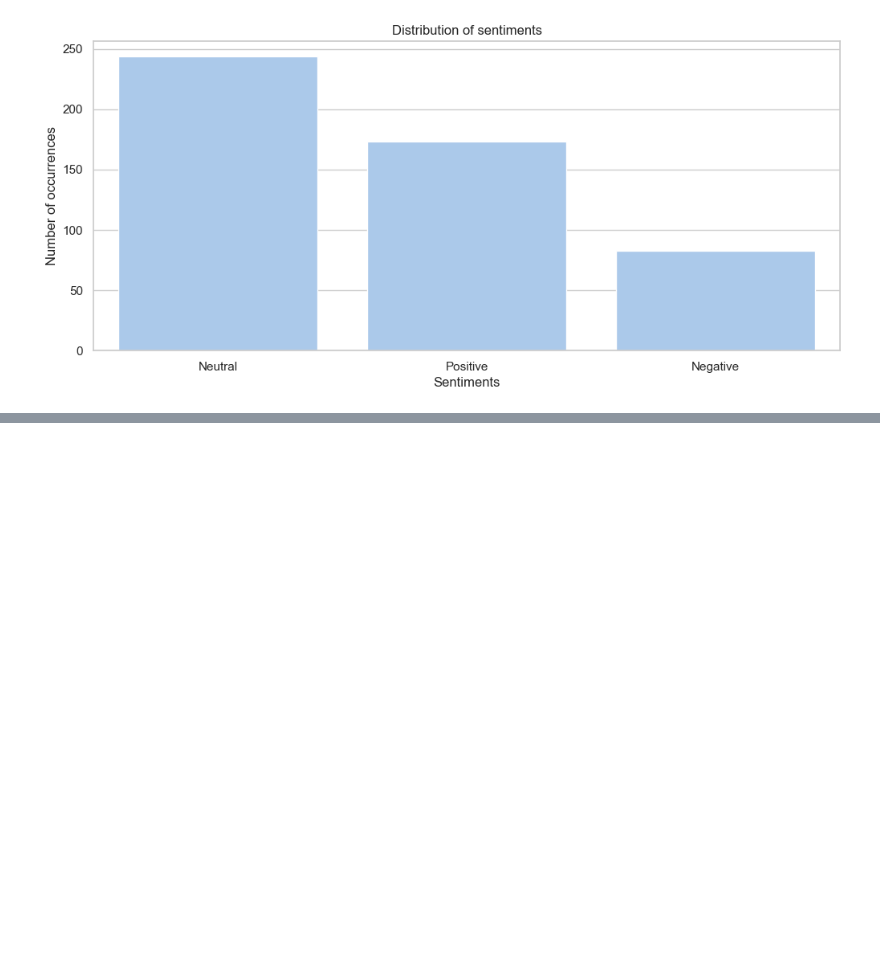
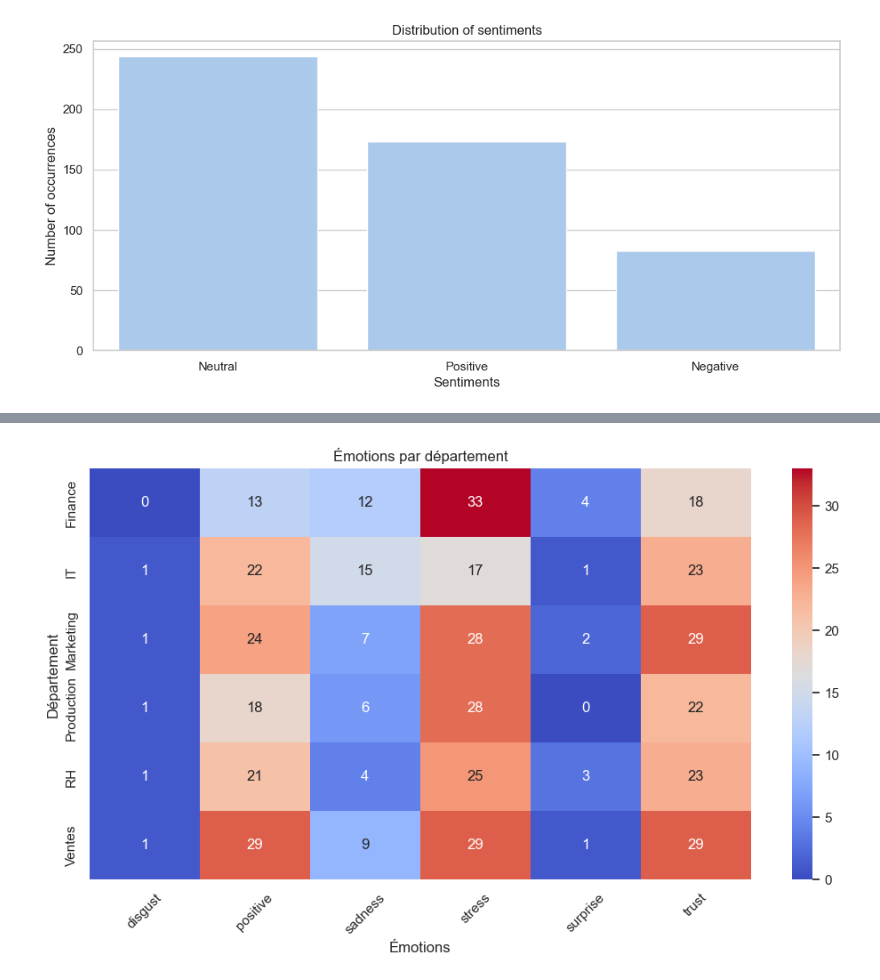
Before and after one commit to Abdiasarsene/Employee_Emotion_Analysis, a Jupyter notebook: employee.ipynb, the cells around one changed output, grey strips where cells are left out. Cells and saved outputs as stored; diff of their text form; code cells hidden in the pictures; blank space fills up the shorter version.

```diff
--- a/employee.ipynb
+++ b/employee.ipynb
@@ -159,0 +233,14 @@ plt.show()
+# %%
+# Compter les émotions par département
+emotion_by_dept = text.groupby(['Département', 'dominant_emotion']).size().unstack(fill_value=0)
+
+# Heatmap
+plt.figure(figsize=(12, 6))
+sns.heatmap(emotion_by_dept, cmap="coolwarm", annot=True, fmt="d")
+plt.title("Émotions par département")
+plt.xlabel("Émotions")
+plt.ylabel("Département")
+plt.xticks(rotation=45)
+plt.show()
+# %% [output]
+[figure, added]
```
Also changed, not shown: parts of 4 cells of this notebook, 1 other file.
